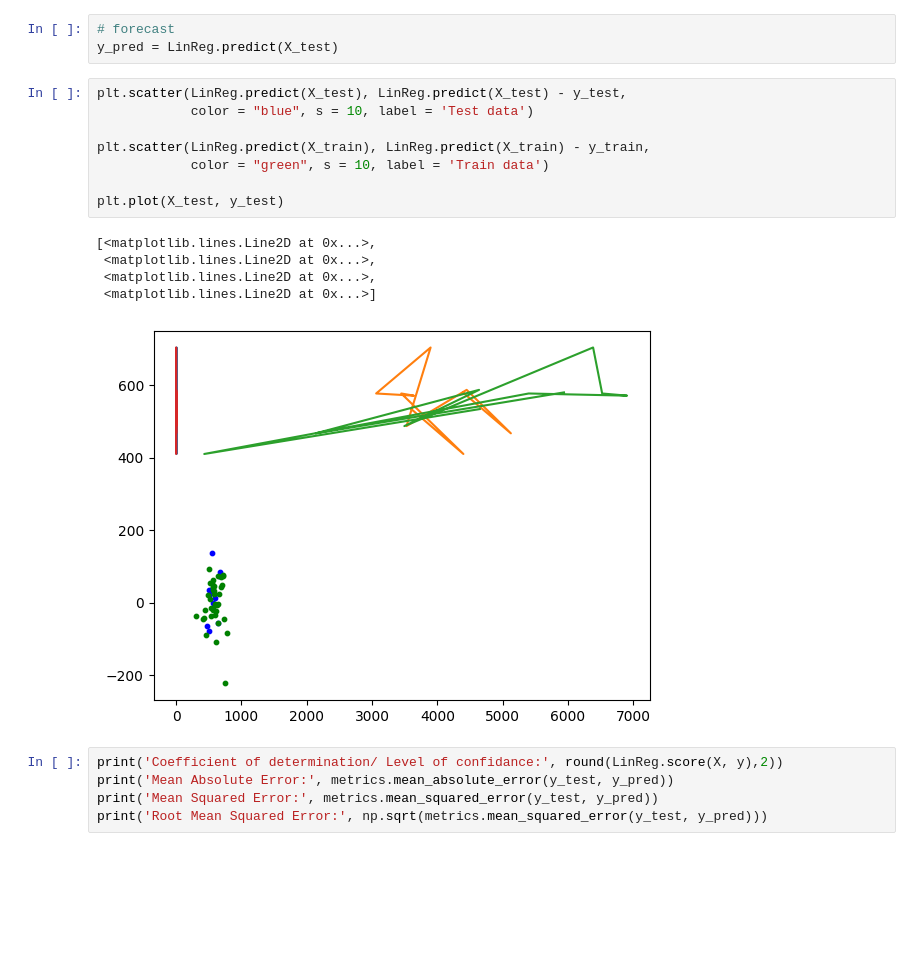
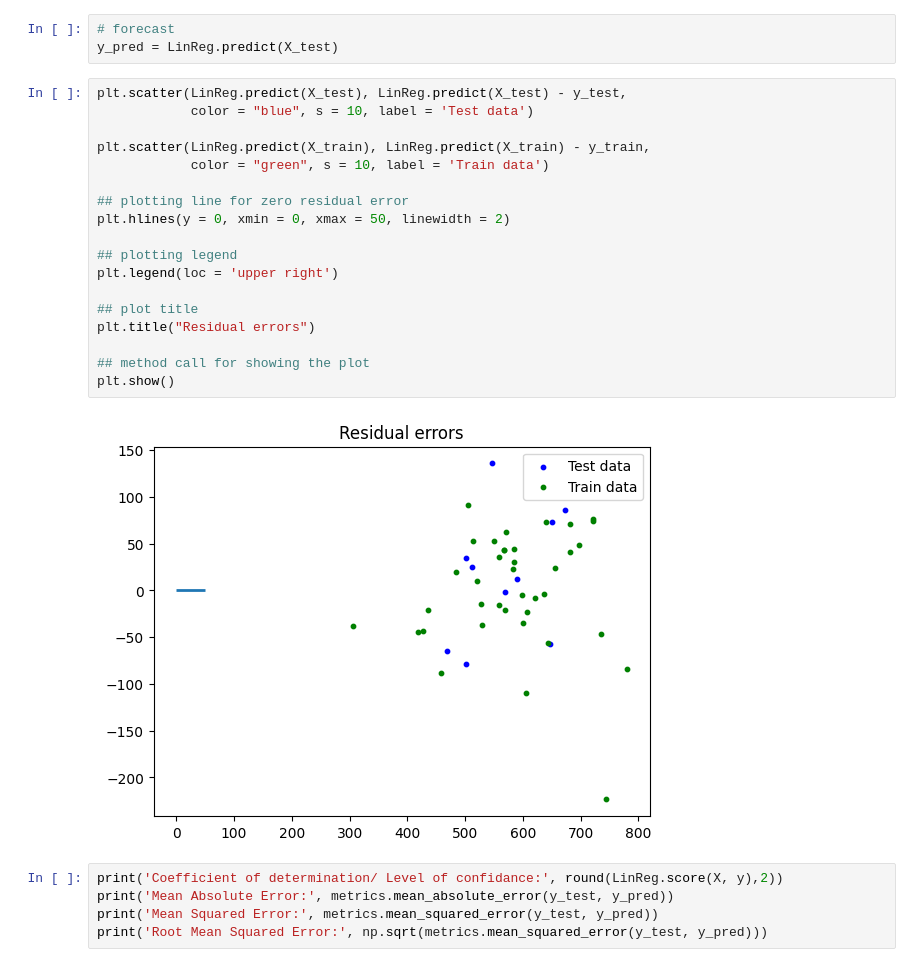
Before and after one commit to OlhaDot/NewProjectStadyAcademy, a Jupyter notebook: lesson35.ipynb, the cells around one changed output. Drawn from its saved outputs; the diff is of its cells as text; blank space fills up the shorter version.

```diff
--- a/lesson35.ipynb
+++ b/lesson35.ipynb
@@ -102,17 +91,23 @@ y_pred = LinReg.predict(X_test)
 # %%
 plt.scatter(LinReg.predict(X_test), LinReg.predict(X_test) - y_test,
             color = "blue", s = 10, label = 'Test data')
 
 plt.scatter(LinReg.predict(X_train), LinReg.predict(X_train) - y_train,
             color = "green", s = 10, label = 'Train data')
 
-plt.plot(X_test, y_test)
+## plotting line for zero residual error
+plt.hlines(y = 0, xmin = 0, xmax = 50, linewidth = 2)
+
+## plotting legend
+plt.legend(loc = 'upper right')
+
+## plot title
+plt.title("Residual errors")
+
+## method call for showing the plot
+plt.show()
 # %% [output]
-[<matplotlib.lines.Line2D at 0x...>,
- <matplotlib.lines.Line2D at 0x...>,
- <matplotlib.lines.Line2D at 0x...>,
- <matplotlib.lines.Line2D at 0x...>]
-[figure, old version]
+[figure, new version]
 # %%
 print('Coefficient of determination/ Level of confidance:', round(LinReg.score(X, y),2))
 print('Mean Absolute Error:', metrics.mean_absolute_error(y_test, y_pred))
```
Also changed, not shown: parts of 2 cells of this notebook.
